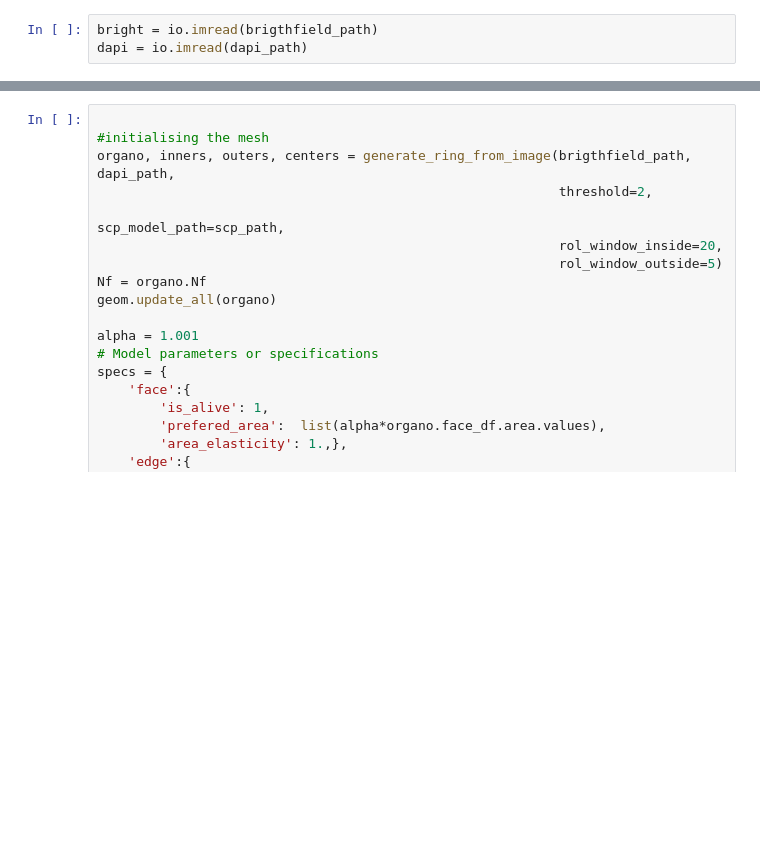
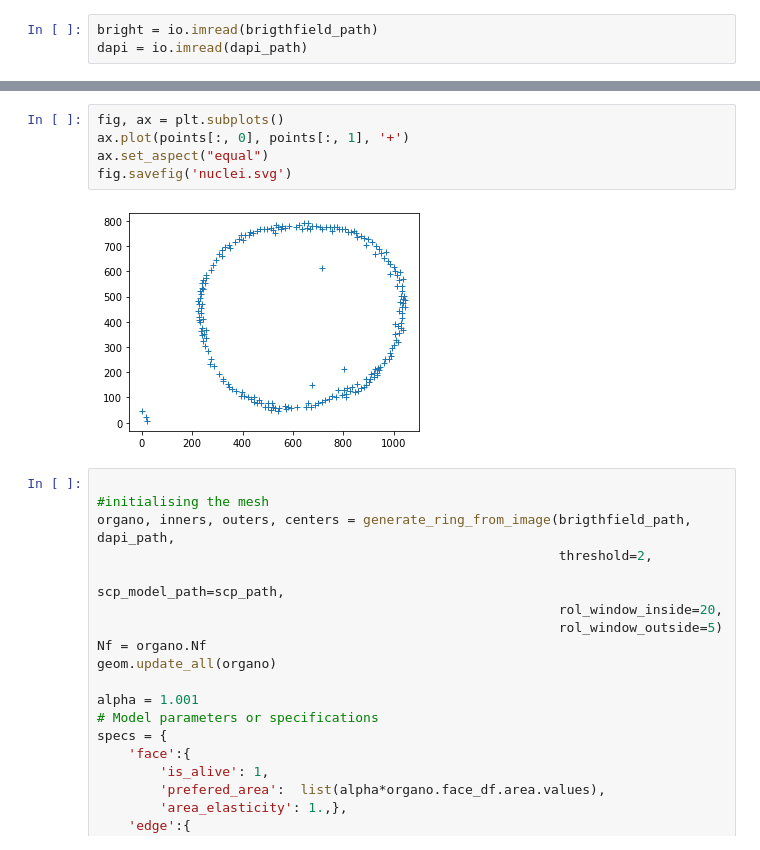
Before and after one commit to felixquinton/tyssue-taylor, a Jupyter notebook: notebooks/Demontrateur_from_image.ipynb, the cells around one changed output, grey strips where cells are left out. Saved outputs shown, nothing was run; the diff lists cells and outputs as text; blank space fills up the shorter version.

```diff
--- a/notebooks/Demontrateur_from_image.ipynb
+++ b/notebooks/Demontrateur_from_image.ipynb
@@ -55,3 +92,10 @@ brigthfield_path
+# %%
+fig, ax = plt.subplots()
+ax.plot(points[:, 0], points[:, 1], '+')
+ax.set_aspect("equal")
+fig.savefig('nuclei.svg')
+# %% [output]
+[figure, added]
 # %%
 
 #initialising the mesh
```
Also changed, not shown: parts of 22 cells of this notebook, 2 other files.
